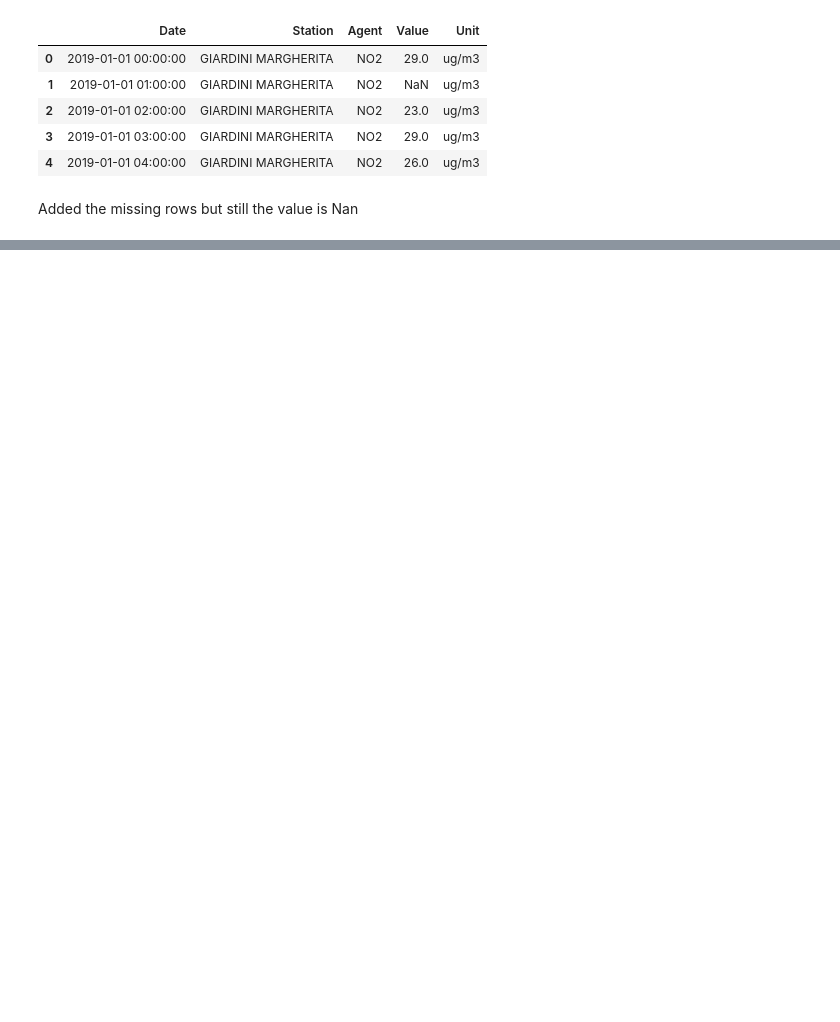
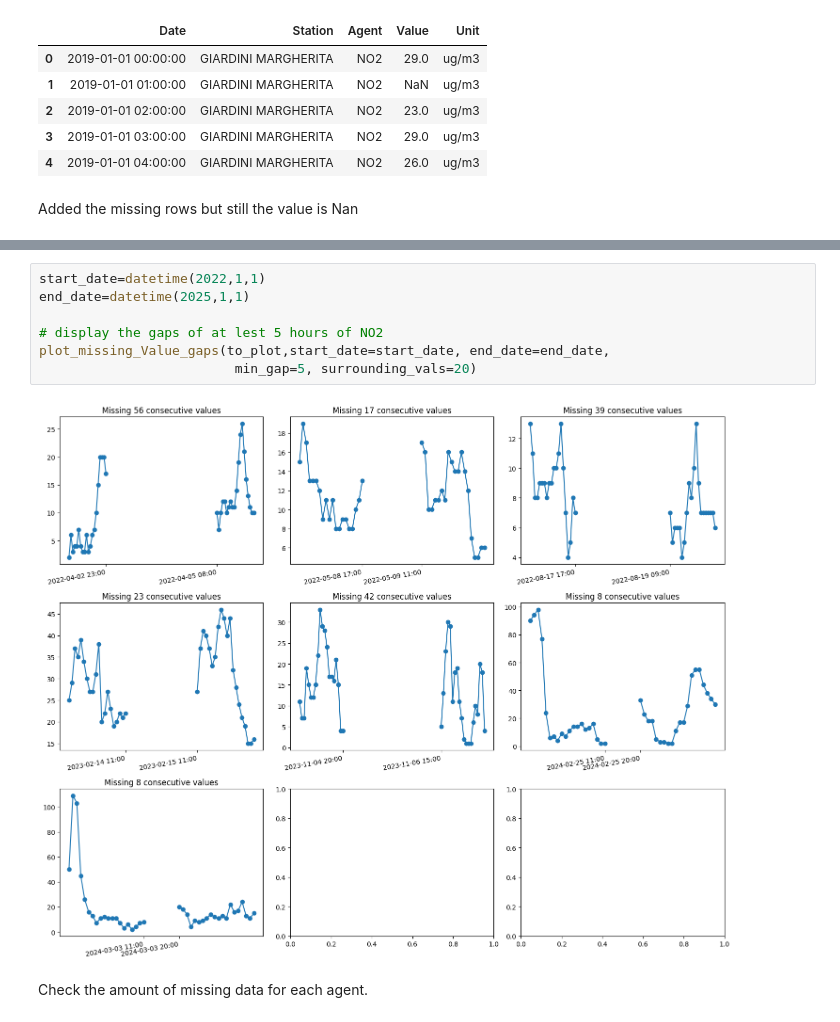
Before and after one commit to davidesonno/AII-project, a Jupyter notebook: 1-pollution_preprocessing.ipynb, the cells around one changed output, grey strips where cells are left out. Drawn from its saved outputs; the diff is of its cells as text; blank space fills up the shorter version.

```diff
--- a/1-pollution_preprocessing.ipynb
+++ b/1-pollution_preprocessing.ipynb
@@ -180,0 +177,11 @@ dtype: int64
+# %%
+start_date=datetime(2022,1,1)
+end_date=datetime(2025,1,1)
+
+# display the gaps of at lest 5 hours of NO2
+plot_missing_Value_gaps(to_plot,start_date=start_date, end_date=end_date,
+                         min_gap=5, surrounding_vals=20)
+# %% [output]
+[figure, added]
+# %% [markdown]
+Check the amount of missing data for each agent.
```
Also changed, not shown: parts of 60 cells of this notebook, 6 other files.
